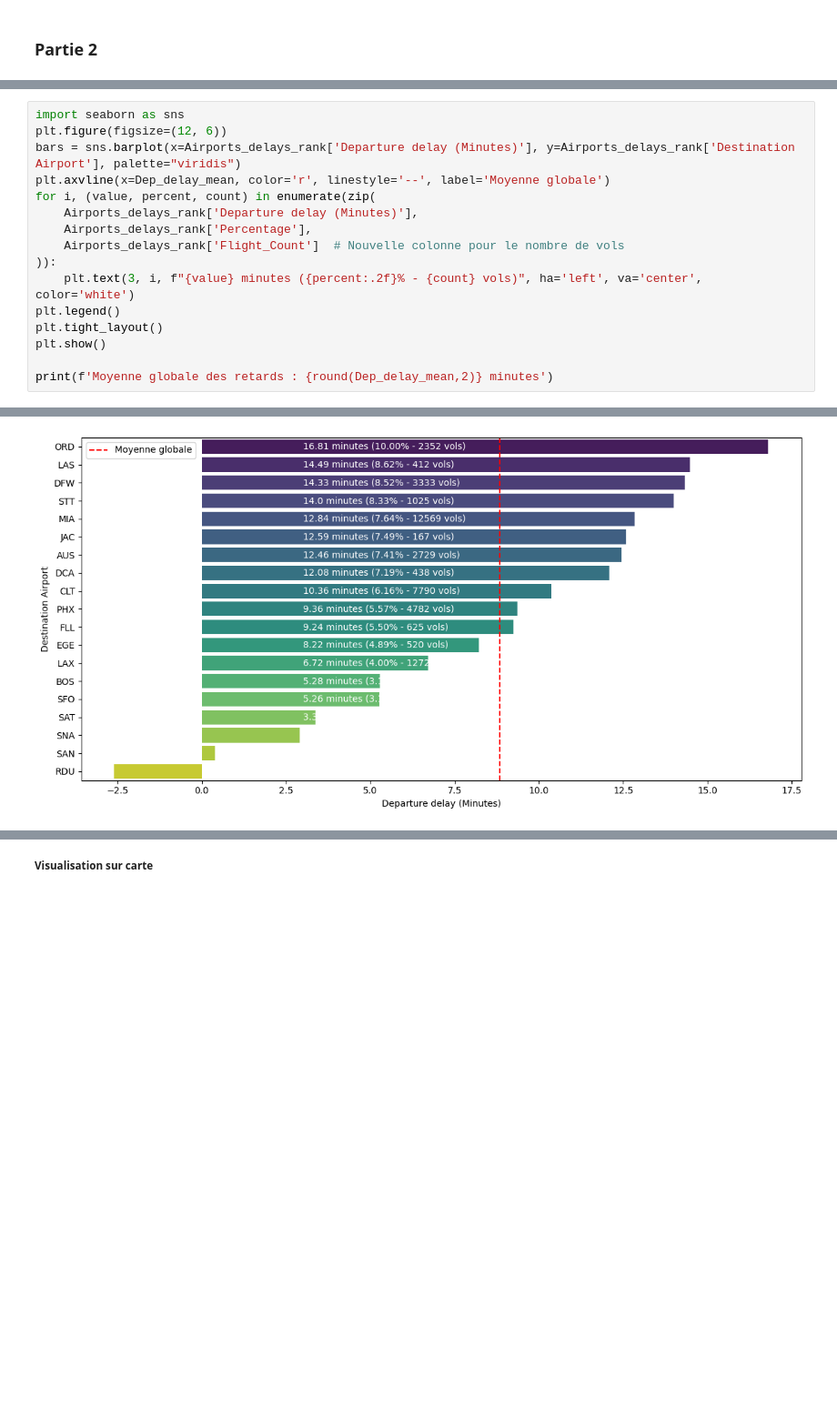
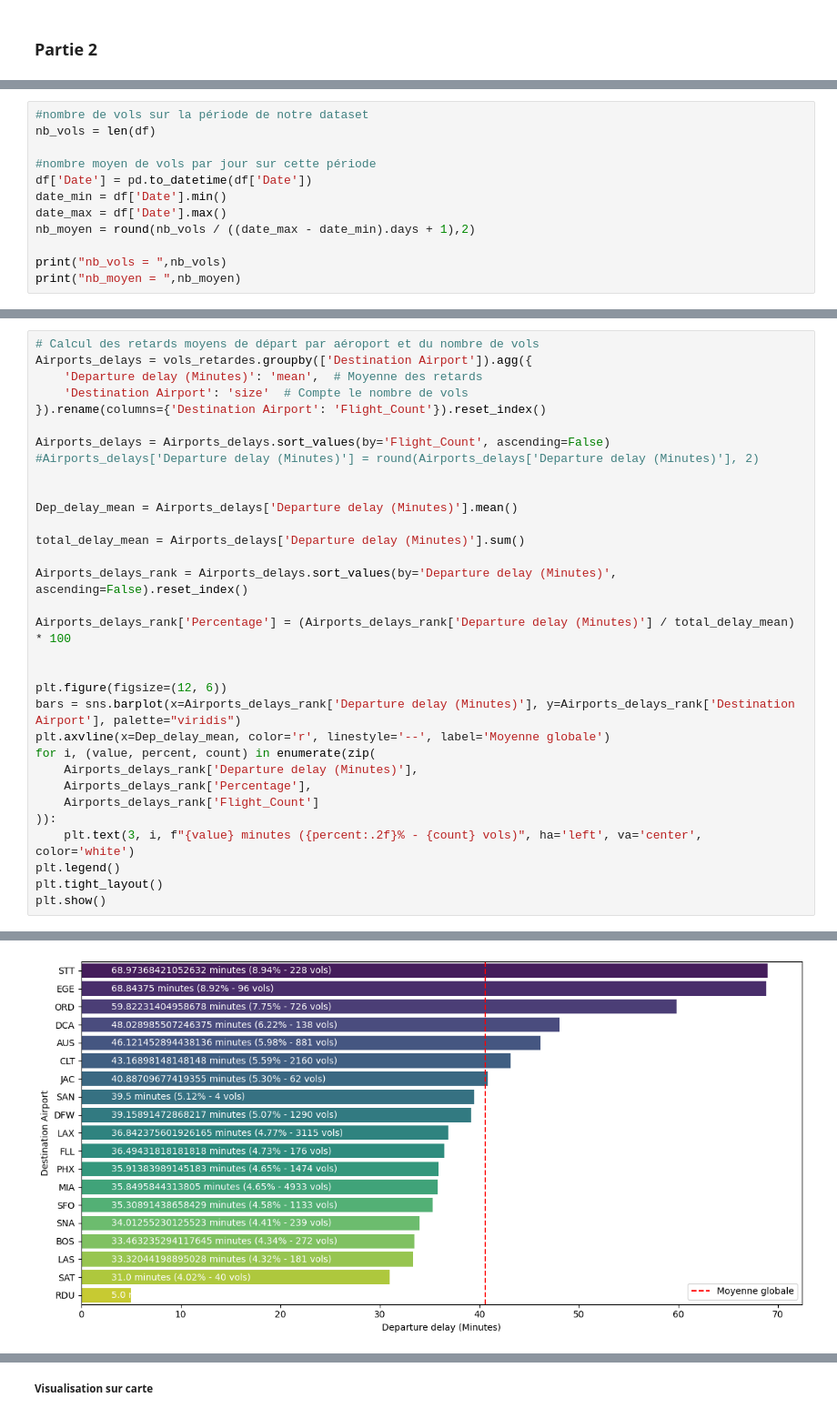
Before and after one commit to OUALYoss/Projet_Python-pour-la-data-science, a Jupyter notebook: Traitement_de_la_base_des_Vols.ipynb, the cells around one changed output, grey strips where cells are left out. Shown at 91% size. Cells and saved outputs as stored; diff of their text form; blank space fills up the shorter version.

Commit message:
analyse des retards suivant la saisonnalité

```diff
--- a/Traitement_de_la_base_des_Vols.ipynb
+++ b/Traitement_de_la_base_des_Vols.ipynb
@@ -500,0 +456,12 @@ Airports_delays_rank['Percentage'] = (Airports_delays_rank['Departure delay (Min
+# %%
+#nombre de vols sur la période de notre dataset
+nb_vols = len(df)
+
+#nombre moyen de vols par jour sur cette période
+df['Date'] = pd.to_datetime(df['Date'])
+date_min = df['Date'].min()
+date_max = df['Date'].max()
+nb_moyen = round(nb_vols / ((date_max - date_min).days + 1),2)
+
+print("nb_vols = ",nb_vols)
+print("nb_moyen = ",nb_moyen)
@@ -501,21 +697,37 @@ Airports_delays_rank['Percentage'] = (Airports_delays_rank['Departure delay (Min
 # %%
-import seaborn as sns
+# Calcul des retards moyens de départ par aéroport et du nombre de vols
+Airports_delays = vols_retardes.groupby(['Destination Airport']).agg({
+    'Departure delay (Minutes)': 'mean',  # Moyenne des retards
+    'Destination Airport': 'size'  # Compte le nombre de vols
+}).rename(columns={'Destination Airport': 'Flight_Count'}).reset_index()
+
+Airports_delays = Airports_delays.sort_values(by='Flight_Count', ascending=False)
+#Airports_delays['Departure delay (Minutes)'] = round(Airports_delays['Departure delay (Minutes)'], 2)
+
+
+Dep_delay_mean = Airports_delays['Departure delay (Minutes)'].mean()
+
+total_delay_mean = Airports_delays['Departure delay (Minutes)'].sum()
+
+Airports_delays_rank = Airports_delays.sort_values(by='Departure delay (Minutes)', ascending=False).reset_index()
+
+Airports_delays_rank['Percentage'] = (Airports_delays_rank['Departure delay (Minutes)'] / total_delay_mean) * 100
+
+
 plt.figure(figsize=(12, 6))
 bars = sns.barplot(x=Airports_delays_rank['Departure delay (Minutes)'], y=Airports_delays_rank['Destination Airport'], palette="viridis")
 plt.axvline(x=Dep_delay_mean, color='r', linestyle='--', label='Moyenne globale')
 for i, (value, percent, count) in enumerate(zip(
     Airports_delays_rank['Departure delay (Minutes)'],
     Airports_delays_rank['Percentage'],
-    Airports_delays_rank['Flight_Count']  # Nouvelle colonne pour le nombre de vols
+    Airports_delays_rank['Flight_Count']
 )):
     plt.text(3, i, f"{value} minutes ({percent:.2f}% - {count} vols)", ha='left', va='center', color='white')
 plt.legend()
 plt.tight_layout()
 plt.show()
-
-print(f'Moyenne globale des retards : {round(Dep_delay_mean,2)} minutes')
 # %% [output]
 Passing `palette` without assigning `hue` is deprecated and will be removed in v0.14.0. Assign the `y` variable to `hue` and set `legend=False` for the same effect.
 
   bars = sns.barplot(x=Airports_delays_rank['Departure delay (Minutes)'], y=Airports_delays_rank['Destination Airport'], palette="viridis")
-[figure, old version]
+[figure, new version]
```
Also changed, not shown: parts of 36 cells of this notebook.
